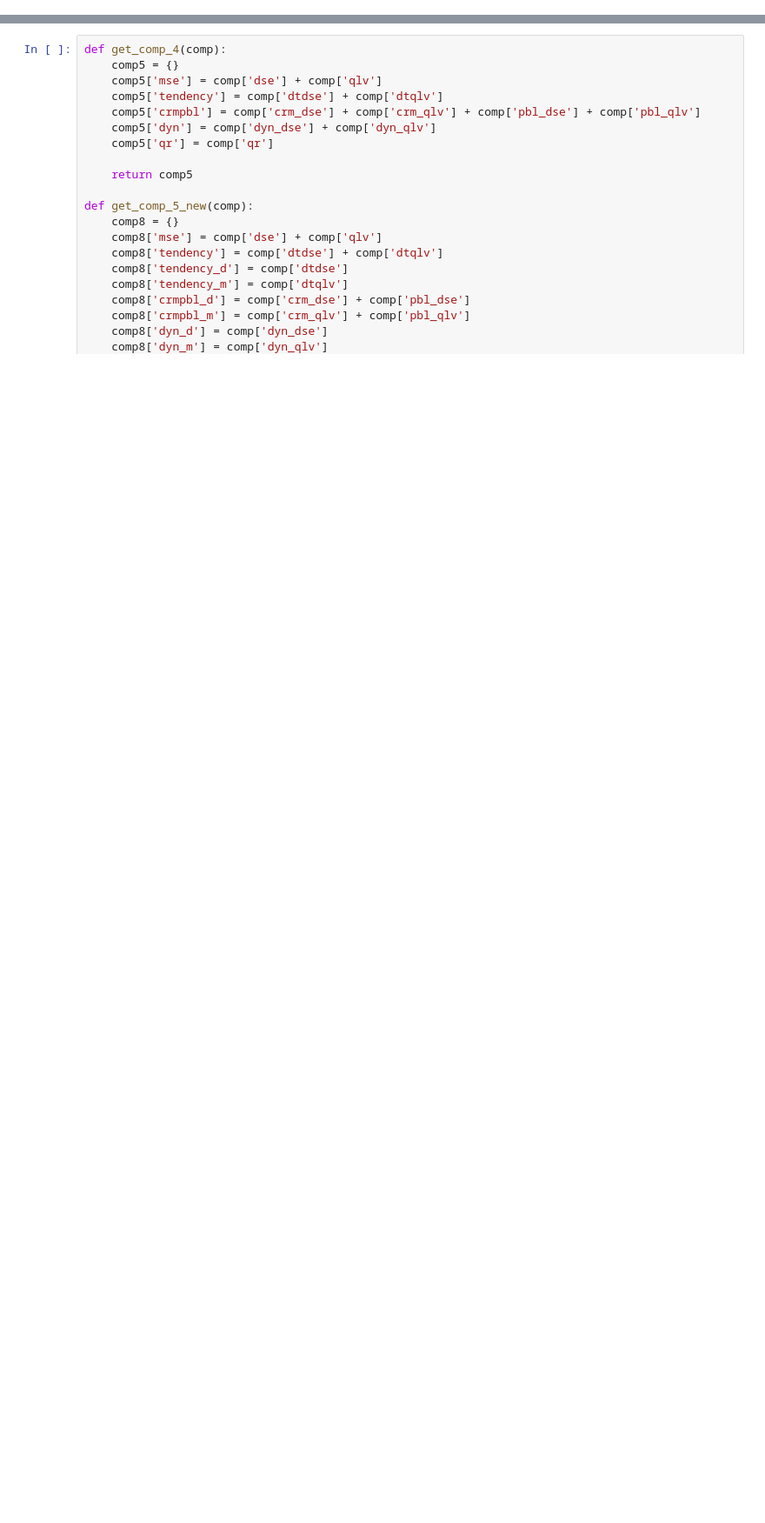
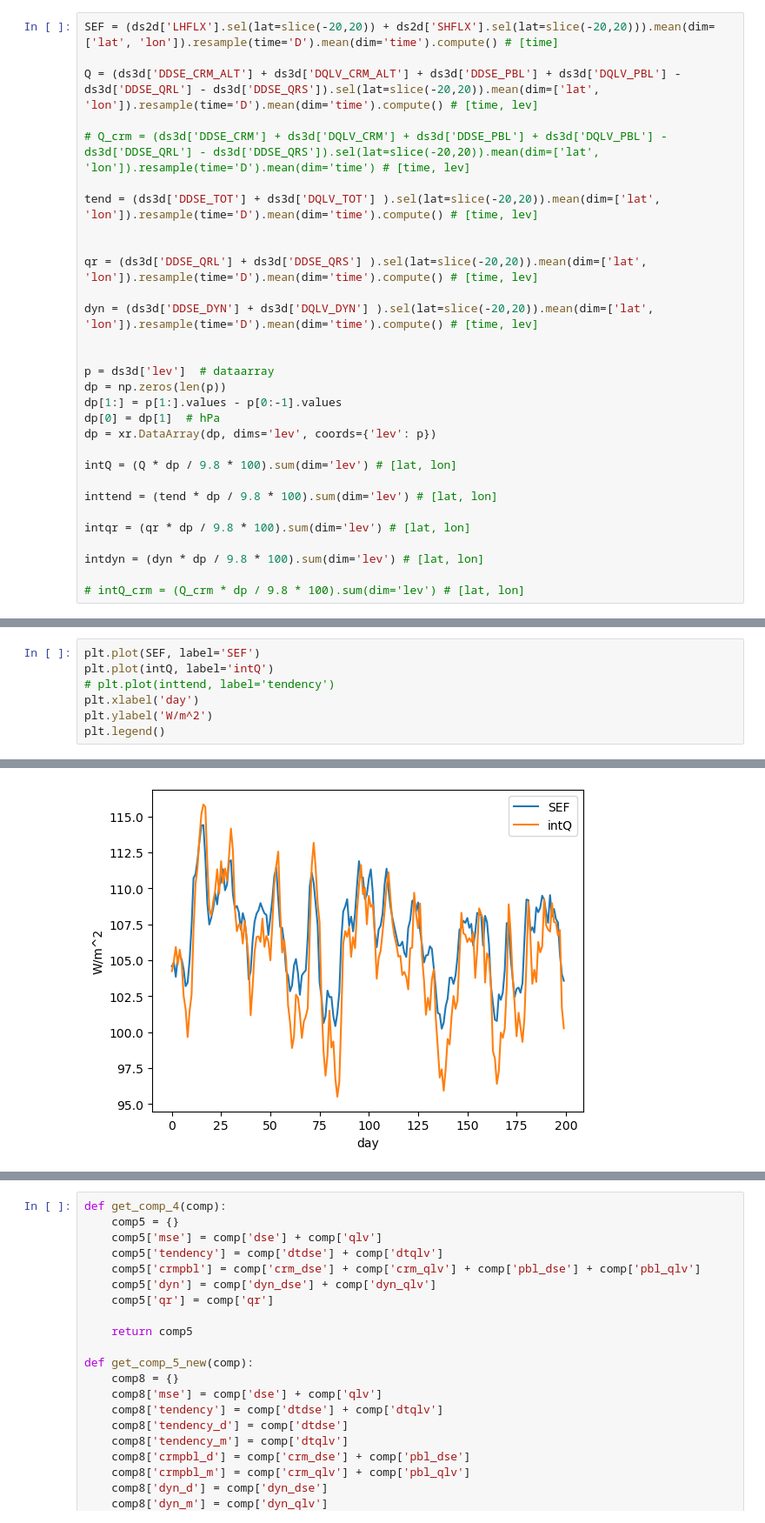
Before and after one commit to linyao1999/MJO_E3SM_PROJECT, a Jupyter notebook: MJO_E3SM_plots_VI_budgets.ipynb, the cells around one changed output, grey strips where cells are left out. Shown at 87% size. Drawn from its saved outputs; the diff is of its cells as text; blank space fills up the shorter version.

```diff
--- a/MJO_E3SM_plots_VI_budgets.ipynb
+++ b/MJO_E3SM_plots_VI_budgets.ipynb
@@ -12,0 +26,30 @@ The autoreload extension is already loaded. To reload it, use:
+# %%
+SEF = (ds2d['LHFLX'].sel(lat=slice(-20,20)) + ds2d['SHFLX'].sel(lat=slice(-20,20))).mean(dim=['lat', 'lon']).resample(time='D').mean(dim='time').compute() # [time]
+
+Q = (ds3d['DDSE_CRM_ALT'] + ds3d['DQLV_CRM_ALT'] + ds3d['DDSE_PBL'] + ds3d['DQLV_PBL'] - ds3d['DDSE_QRL'] - ds3d['DDSE_QRS']).sel(lat=slice(-20,20)).mean(dim=['lat', 'lon']).resample(time='D').mean(dim='time').compute() # [time, lev]
+
+# Q_crm = (ds3d['DDSE_CRM'] + ds3d['DQLV_CRM'] + ds3d['DDSE_PBL'] + ds3d['DQLV_PBL'] - ds3d['DDSE_QRL'] - ds3d['DDSE_QRS']).sel(lat=slice(-20,20)).mean(dim=['lat', 'lon']).resample(time='D').mean(dim='time') # [time, lev]
+
+tend = (ds3d['DDSE_TOT'] + ds3d['DQLV_TOT'] ).sel(lat=slice(-20,20)).mean(dim=['lat', 'lon']).resample(time='D').mean(dim='time').compute() # [time, lev]
+
+
+qr = (ds3d['DDSE_QRL'] + ds3d['DDSE_QRS'] ).sel(lat=slice(-20,20)).mean(dim=['lat', 'lon']).resample(time='D').mean(dim='time').compute() # [time, lev]
+
+dyn = (ds3d['DDSE_DYN'] + ds3d['DQLV_DYN'] ).sel(lat=slice(-20,20)).mean(dim=['lat', 'lon']).resample(time='D').mean(dim='time').compute() # [time, lev]
+
+
+p = ds3d['lev']  # dataarray
+dp = np.zeros(len(p))
+dp[1:] = p[1:].values - p[0:-1].values
+dp[0] = dp[1]  # hPa
+dp = xr.DataArray(dp, dims='lev', coords={'lev': p})
+
+intQ = (Q * dp / 9.8 * 100).sum(dim='lev') # [lat, lon]
+
+inttend = (tend * dp / 9.8 * 100).sum(dim='lev') # [lat, lon]
+
+intqr = (qr * dp / 9.8 * 100).sum(dim='lev') # [lat, lon]
+
+intdyn = (dyn * dp / 9.8 * 100).sum(dim='lev') # [lat, lon]
+
+# intQ_crm = (Q_crm * dp / 9.8 * 100).sum(dim='lev') # [lat, lon]
@@ -12,0 +63,8 @@ The autoreload extension is already loaded. To reload it, use:
+# %%
+plt.plot(SEF, label='SEF')
+plt.plot(intQ, label='intQ')
+# plt.plot(inttend, label='tendency')
+plt.xlabel('day')
+plt.ylabel('W/m^2')
+plt.legend()
+# %% [output]
@@ -12,0 +72 @@ The autoreload extension is already loaded. To reload it, use:
+[figure, added]
```
Also changed, not shown: parts of 8 cells of this notebook, 32 other files.
